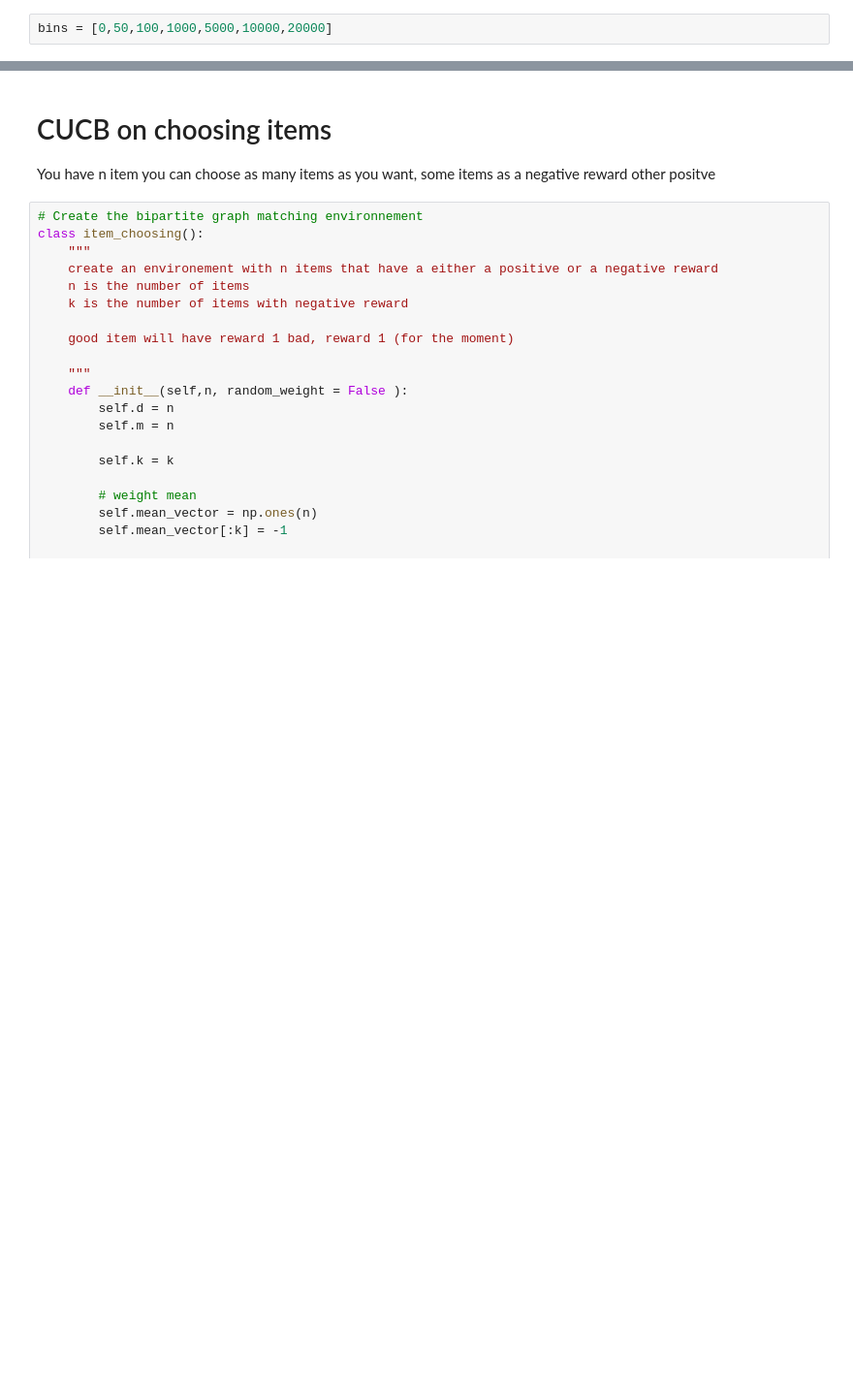
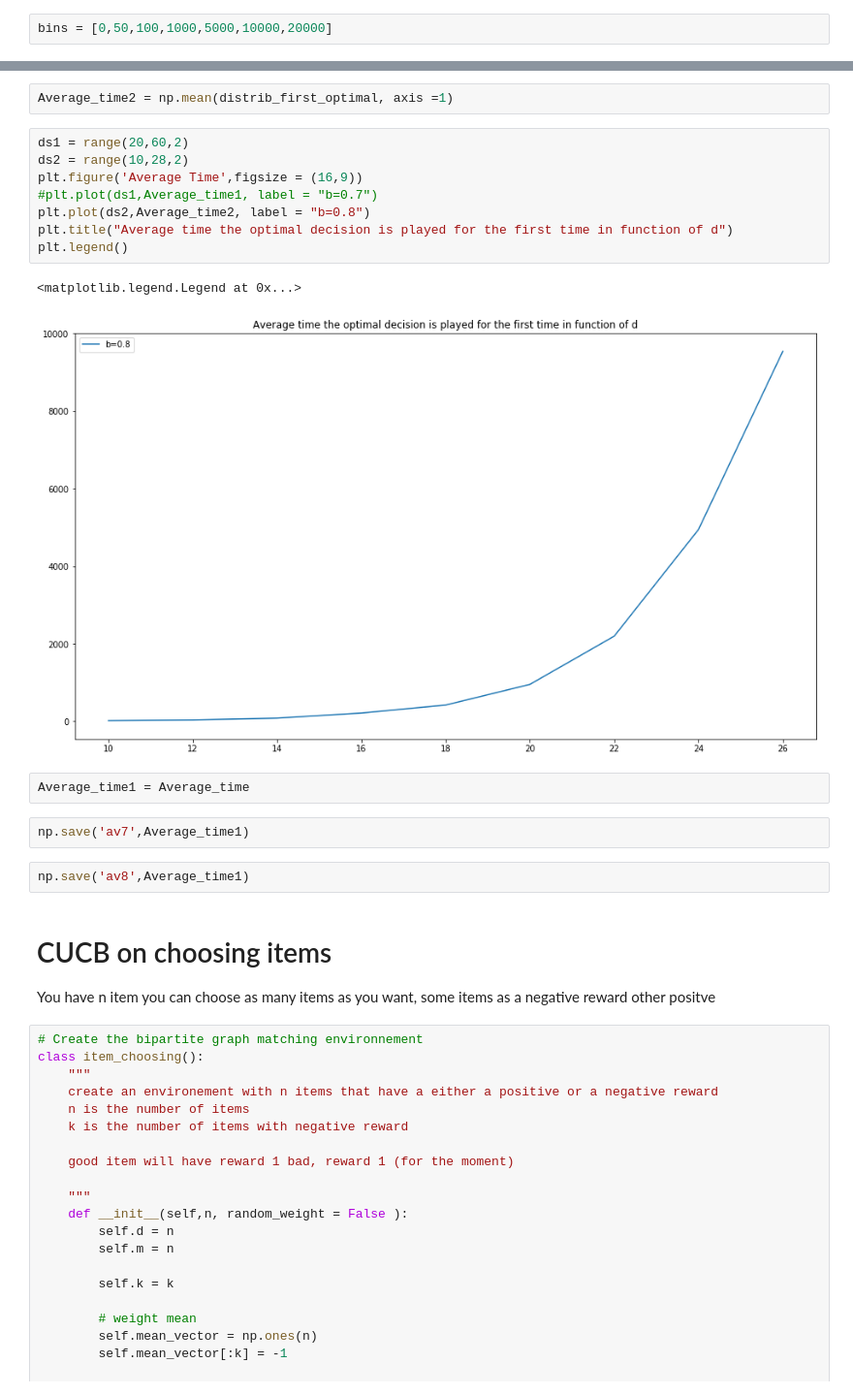
Before and after one commit to RaymZhang/TS_Combinatorial_Semi_Bandits_Curse, a Jupyter notebook: CTS_bipartite_graph.ipynb, the cells around one changed output, grey strips where cells are left out. Shown at 97% size. Cells and saved outputs as stored; diff of their text form; blank space fills up the shorter version.

```diff
--- a/CTS_bipartite_graph.ipynb
+++ b/CTS_bipartite_graph.ipynb
@@ -825,3 +828,22 @@ b=0.9
+# %%
+Average_time2 = np.mean(distrib_first_optimal, axis =1)
+# %%
+ds1 = range(20,60,2)
+ds2 = range(10,28,2)
+plt.figure('Average Time',figsize = (16,9))
+#plt.plot(ds1,Average_time1, label = "b=0.7")
+plt.plot(ds2,Average_time2, label = "b=0.8")
+plt.title("Average time the optimal decision is played for the first time in function of d")
+plt.legend()
+# %% [output]
+<matplotlib.legend.Legend at 0x...>
+[figure, added]
+# %%
+Average_time1 = Average_time
+# %%
+np.save('av7',Average_time1)
+# %%
+np.save('av8',Average_time1)
 # %% [markdown]
 # CUCB on choosing items
 
```
Also changed, not shown: parts of 9 cells of this notebook.
